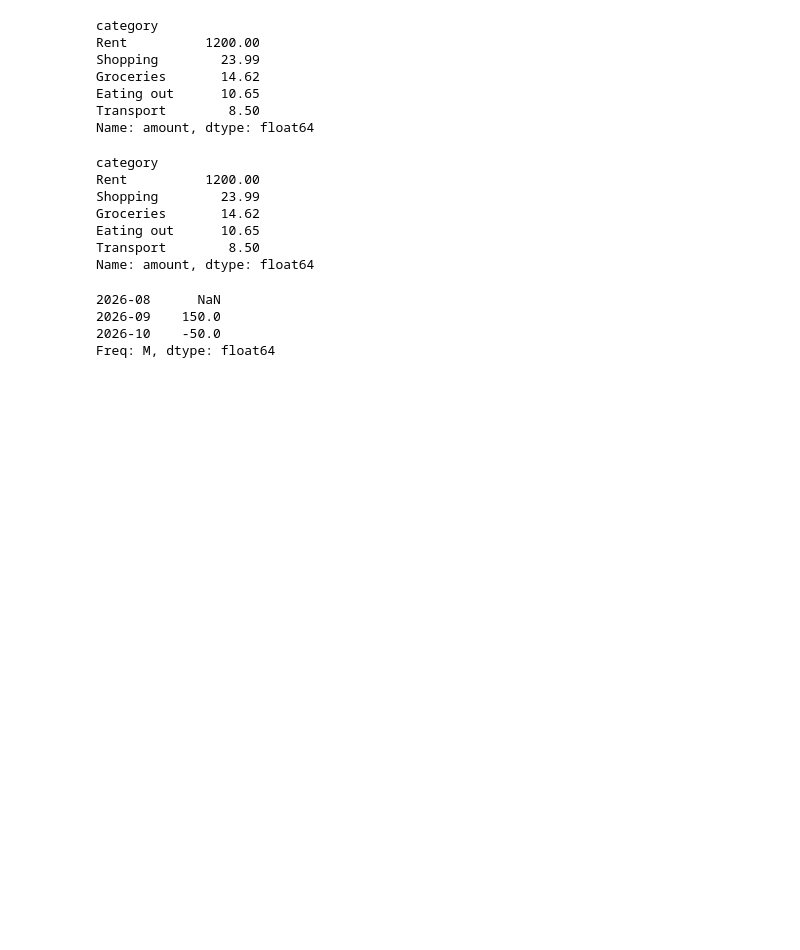
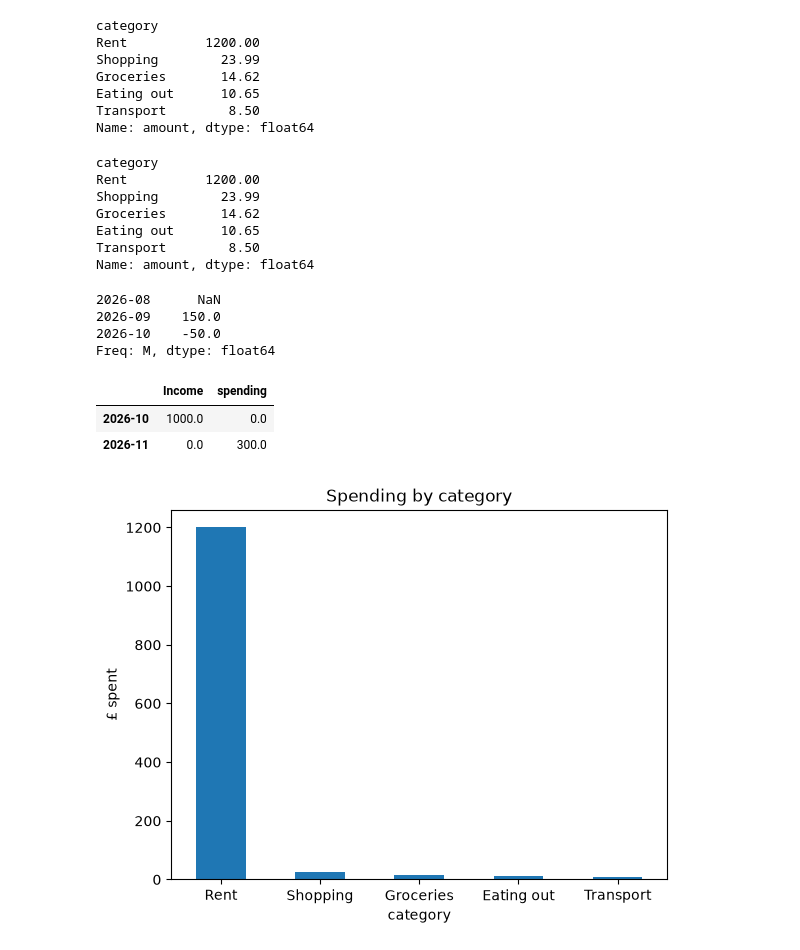
Before and after one commit to adryzcab/spending-analyser, a Jupyter notebook: notebooks/02_analysis.ipynb, the cells around one changed output. Drawn from its saved outputs; the diff is of its cells as text; code cells hidden in the pictures; blank space fills up the shorter version.

Commit message:
docs: add charts to analysis notebook

```diff
--- a/notebooks/02_analysis.ipynb
+++ b/notebooks/02_analysis.ipynb
@@ -1,12 +1,13 @@
 # %%
 import pandas as pd
+import matplotlib.pyplot as plt
 
-from spending_analyser.analysis import monthly_spending
+from spending_analyser.analysis import monthly_spending, monthly_change
 from spending_analyser.loader import load_hsbc_csv
 from spending_analyser.categoriser import add_categories
 
 
-df = load_hsbc_csv("../data/sample/hsbc_sample.csv")
+df = load_hsbc_csv("../data/sample/hsbc_sample_large.csv")
 df = add_categories(df)
 df
 
@@ -46,3 +47,21 @@ totals.diff()
 2026-09    150.0
 2026-10    -50.0
 Freq: M, dtype: float64
+# %%
+income = pd.Series([1000.0], index=pd.PeriodIndex(["2026-10"], freq="M"))
+spending = pd.Series([300.0], index=pd.PeriodIndex(["2026-11"], freq="M"))
+
+table = pd.DataFrame({"Income": income, "spending": spending})
+table.fillna(0)
+# %% [output]
+|  | Income | spending |
+| 2026-10 | 1000.0 | 0.0 |
+| 2026-11 | 0.0 | 300.0 |
+# %%
+by_category = spending_by_category(df)
+by_category.plot(kind="bar", rot=0)
+plt.title("Spending by category")
+plt.ylabel("£ spent")
+plt.show()
+# %% [output]
+[figure, added]
```
Also changed, not shown: parts of 1 cell of this notebook.
